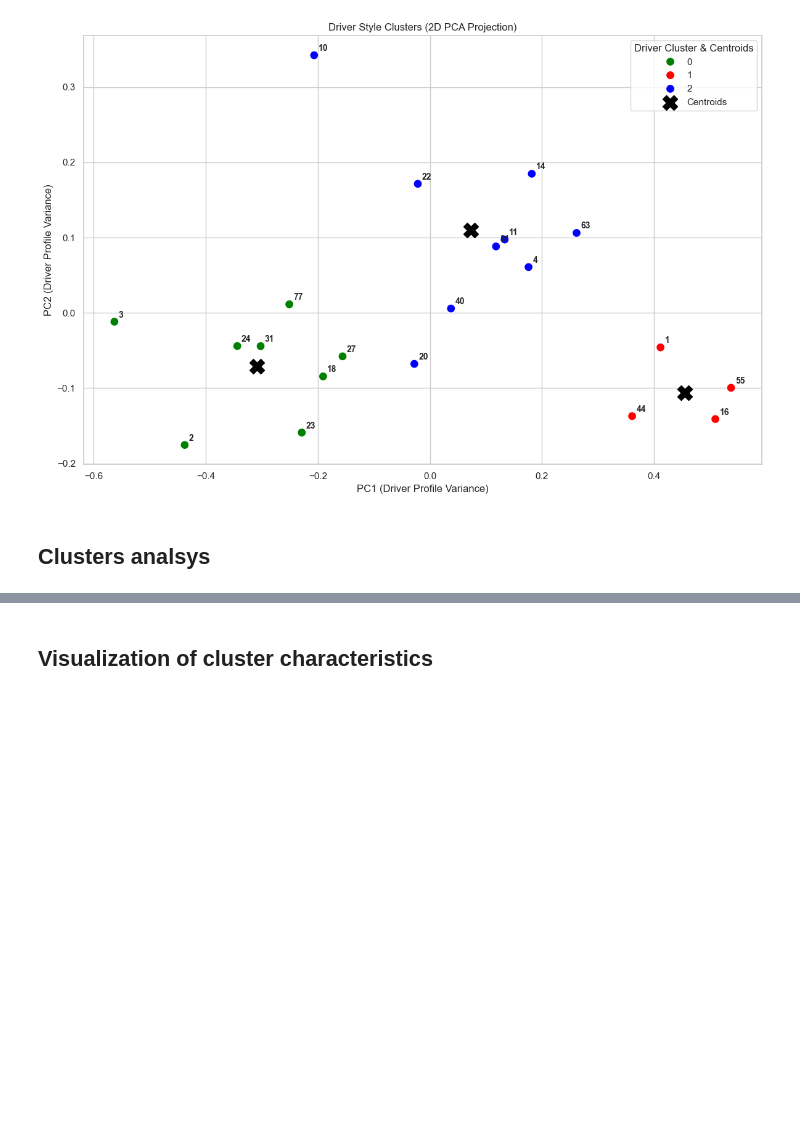
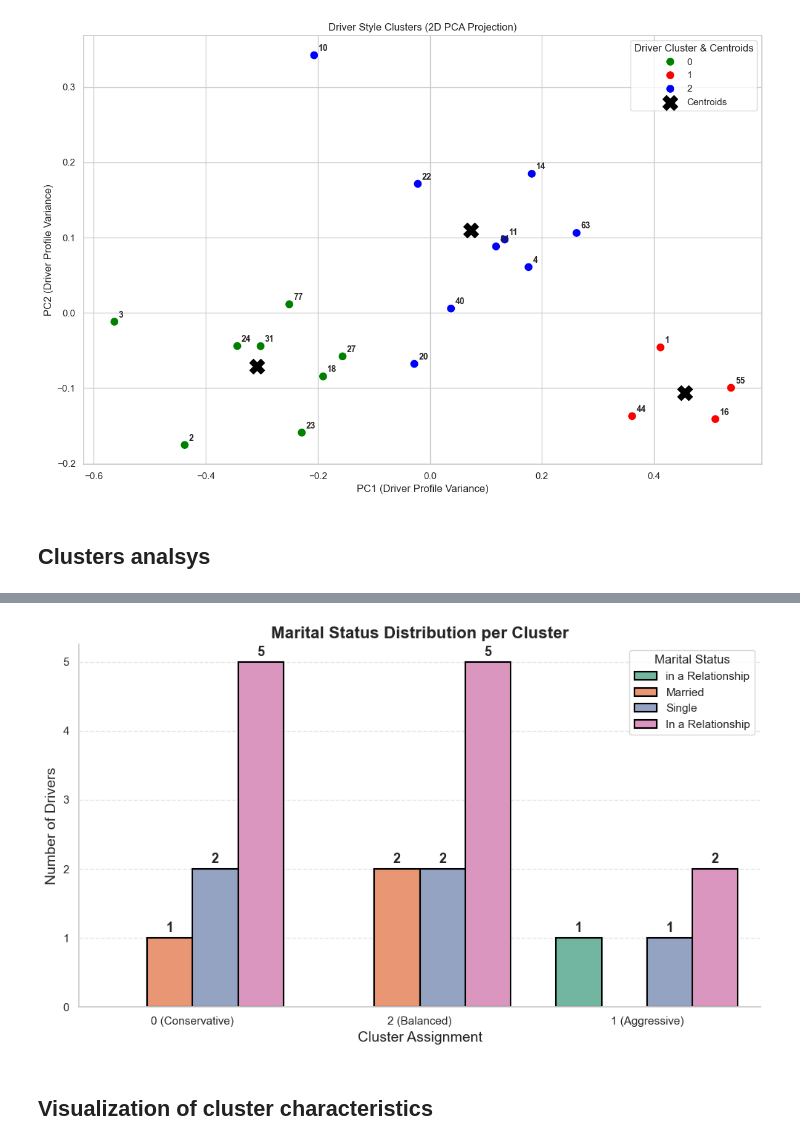
Before and after one commit to idobrenerm-gif/F1-Clustering-Project, a Jupyter notebook: finalproject - implementation.ipynb, the cells around one changed output, grey strips where cells are left out. Cells and saved outputs as stored; diff of their text form; code cells hidden in the pictures; blank space fills up the shorter version.

```diff
--- a/finalproject - implementation.ipynb
+++ b/finalproject - implementation.ipynb
@@ -1307,2 +1265,33 @@ plt.show()
+# %%
+
+custom_palette_text = {
+    '0 (Conservative)': 'green',
+    '1 (Aggressive)': 'red',
+    '2 (Balanced)': 'blue'
+}
+
+merged_data.dropna(subset=['Cluster_Name'], inplace=True)
+
+plt.figure(figsize=(10, 6))
+ax = sns.countplot(x='Cluster_Name', hue='marital_status', data=merged_data,
+                   order=['0 (Conservative)', '2 (Balanced)', '1 (Aggressive)'],
+                   palette='Set2', edgecolor='black', linewidth=1.5)
+
+plt.title('Marital Status Distribution per Cluster', fontsize=16, fontweight='bold')
+plt.xlabel('Cluster Assignment', fontsize=14)
+plt.ylabel('Number of Drivers', fontsize=14)
+
+for container in ax.containers:
+    labels = [f'{int(v.get_height())}' if v.get_height() > 0 else '' for v in container]
+    ax.bar_label(container, labels=labels, padding=3, fontsize=13, fontweight='bold')
+
+plt.legend(title='Marital Status', fontsize=11, title_fontsize=12)
+plt.grid(axis='y', linestyle='--', alpha=0.5)
+sns.despine()
+
+plt.tight_layout()
+plt.show()
+# %% [output]
+[figure, added]
 # %% [markdown]
 ## Visualization of cluster characteristics
```
Also changed, not shown: parts of 6 cells of this notebook, 1 other file.
